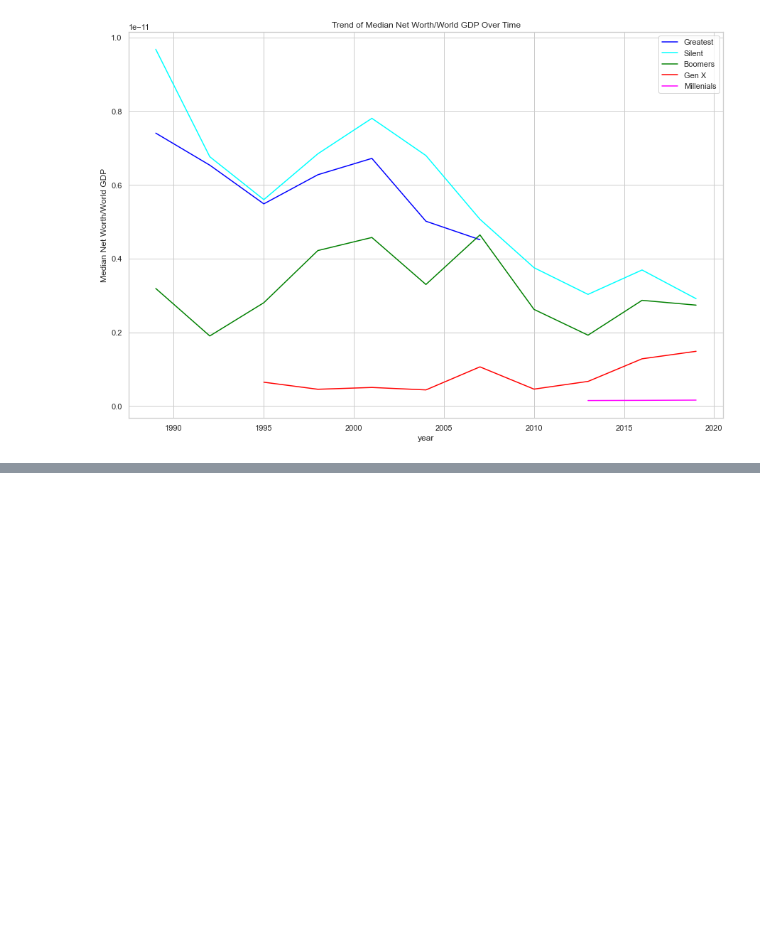
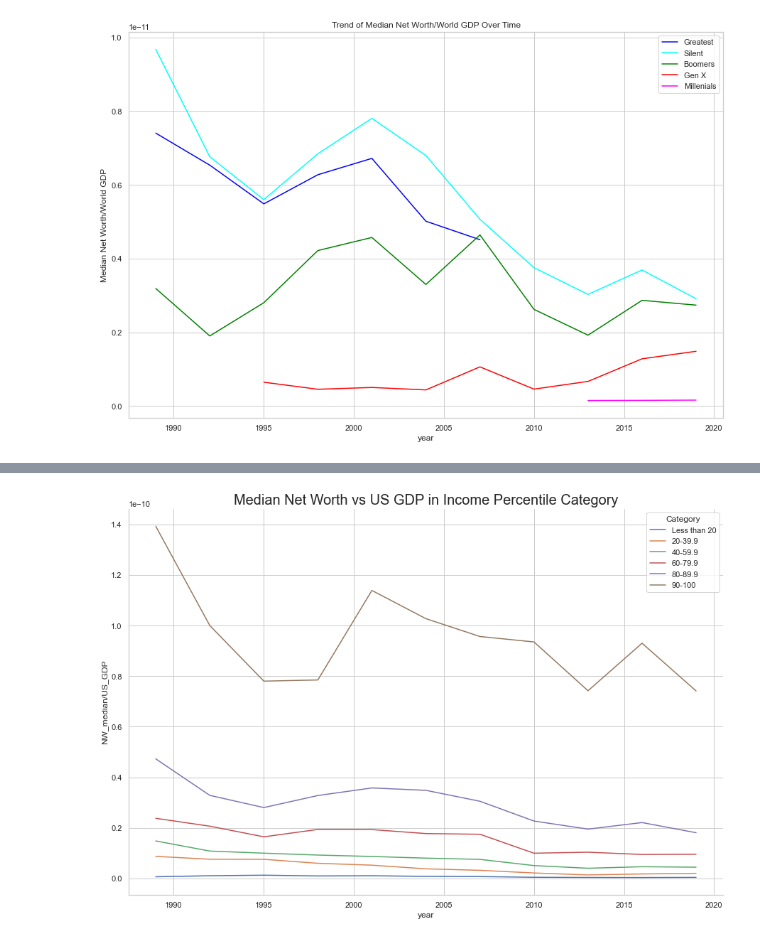
Before and after one commit to ErezBinyamin/EconomicMechanics, a Jupyter notebook: app/visualizations.ipynb, the cells around one changed output, grey strips where cells are left out. Cells and saved outputs as stored; diff of their text form; code cells hidden in the pictures; blank space fills up the shorter version.

```diff
--- a/app/visualizations.ipynb
+++ b/app/visualizations.ipynb
@@ -182,0 +215,6 @@ plt.show()
+# %%
+ip_df = df[df.Categorization=='Income Percentile']
+ip_df['NW_mean/US_GDP'] = ip_df['Net_Worth_mean']/ip_df['US_GDP']
+ip_df['NW_median/US_GDP'] = ip_df['Net_Worth_median']/ip_df['US_GDP']
+ip_df['NW_mean/World_GDP'] = ip_df['Net_Worth_mean']/ip_df['World_GDP']
+ip_df['NW_median/World_GDP'] = ip_df['Net_Worth_median']/ip_df['World_GDP']
@@ -182,0 +242,5 @@ plt.show()
+# %%
+plt.title('Median Net Worth vs US GDP in Income Percentile Category', fontdict={'fontsize':20})
+make_line_plot('NW_median/US_GDP', ip_df)
+# %% [output]
+[figure, added]
```
Also changed, not shown: parts of 3 cells of this notebook.
